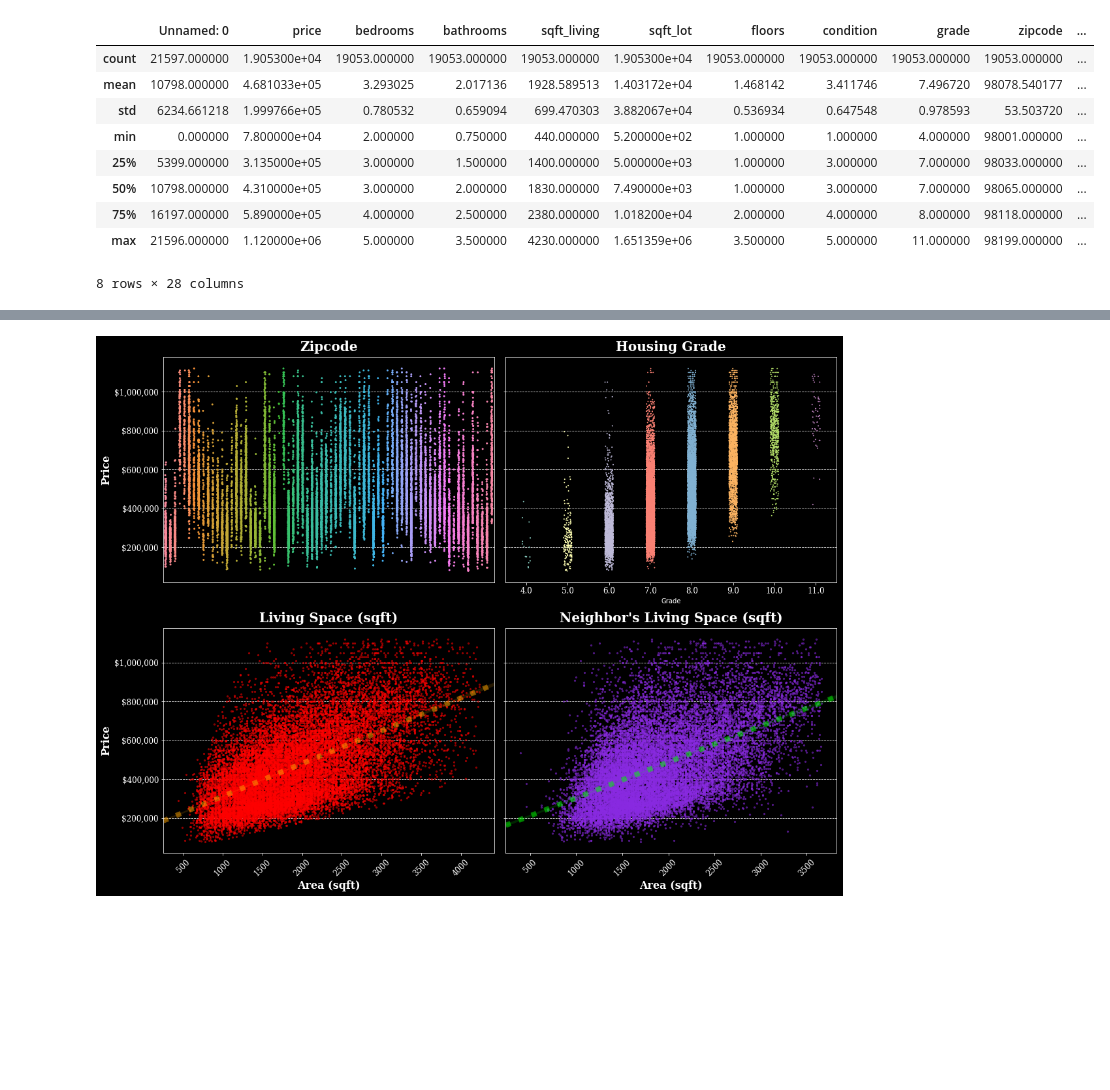
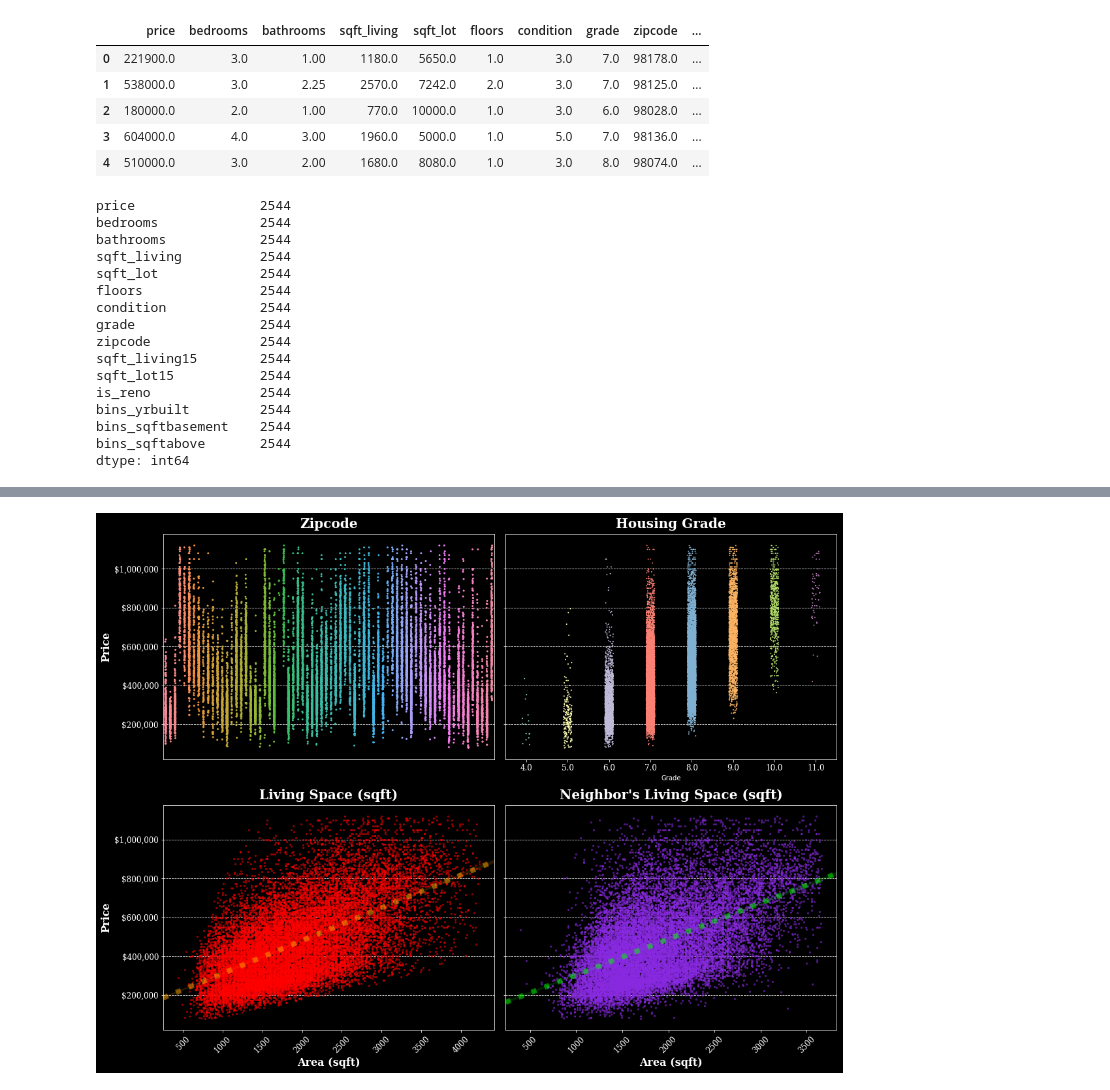
Before and after one commit to BenJMcCarty/dsc-1-final-project-online-ds-ft-021119, a Jupyter notebook: Summary Figure Alone.ipynb, the cells around one changed output, grey strips where cells are left out. Drawn from its saved outputs; the diff is of its cells as text; code cells hidden in the pictures; blank space fills up the shorter version.

```diff
--- a/Summary Figure Alone.ipynb
+++ b/Summary Figure Alone.ipynb
@@ -2,9 +5,18 @@
 import pandas as pd
 import seaborn as sns
 import matplotlib.pyplot as plt
+import matplotlib.ticker as mtick
 import numpy as np
 %matplotlib inline
 
 
-# Load in final dataset
+# Load in final dataset, set index
 df_final_data = pd.read_csv('kc_housing_model_df_final_data.csv')
+df_final_data.set_index('id')
+df_final_data.drop(['id','Unnamed: 0','lat','long'],axis=1,inplace=True)
+
+cat_vars = ['zipcode','is_reno']
+for var in cat_vars:
+    df_final_data[var] = df_final_data[var].astype('category')
+# df_final_data.fin()
+df_final_data.info()
@@ -10,0 +41,5 @@ df_final_data = pd.read_csv('kc_housing_model_df_final_data.csv')
+# %%
+# Select columns that do not contain strings 'sca' (scaled), 'code' (coded)
+df_final_data =df_final_data.loc[:,~(df_final_data.columns.str.startswith(('sca','code')))]
+
+df_final_data.info()
@@ -11,13 +67,28 @@ df_final_data = pd.read_csv('kc_housing_model_df_final_data.csv')
 # %%
-df_final_data.describe()
+df_final_data.head()
 # %% [output]
-|  | Unnamed: 0 | price | bedrooms | bathrooms | sqft_living | sqft_lot | floors | condition | grade | zipcode | ... |
-| count | 21597.000000 | 1.905300e+04 | 19053.000000 | 19053.000000 | 19053.000000 | 1.905300e+04 | 19053.000000 | 19053.000000 | 19053.000000 | 19053.000000 | ... |
-| mean | 10798.000000 | 4.681033e+05 | 3.293025 | 2.017136 | 1928.589513 | 1.403172e+04 | 1.468142 | 3.411746 | 7.496720 | 98078.540177 | ... |
-| std | 6234.661218 | 1.999766e+05 | 0.780532 | 0.659094 | 699.470303 | 3.882067e+04 | 0.536934 | 0.647548 | 0.978593 | 53.503720 | ... |
-| min | 0.000000 | 7.800000e+04 | 2.000000 | 0.750000 | 440.000000 | 5.200000e+02 | 1.000000 | 1.000000 | 4.000000 | 98001.000000 | ... |
-| 25% | 5399.000000 | 3.135000e+05 | 3.000000 | 1.500000 | 1400.000000 | 5.000000e+03 | 1.000000 | 3.000000 | 7.000000 | 98033.000000 | ... |
-| 50% | 10798.000000 | 4.310000e+05 | 3.000000 | 2.000000 | 1830.000000 | 7.490000e+03 | 1.000000 | 3.000000 | 7.000000 | 98065.000000 | ... |
-| 75% | 16197.000000 | 5.890000e+05 | 4.000000 | 2.500000 | 2380.000000 | 1.018200e+04 | 2.000000 | 4.000000 | 8.000000 | 98118.000000 | ... |
-| max | 21596.000000 | 1.120000e+06 | 5.000000 | 3.500000 | 4230.000000 | 1.651359e+06 | 3.500000 | 5.000000 | 11.000000 | 98199.000000 | ... |
+|  | price | bedrooms | bathrooms | sqft_living | sqft_lot | floors | condition | grade | zipcode | ... |
+| 0 | 221900.0 | 3.0 | 1.00 | 1180.0 | 5650.0 | 1.0 | 3.0 | 7.0 | 98178.0 | ... |
+| 1 | 538000.0 | 3.0 | 2.25 | 2570.0 | 7242.0 | 2.0 | 3.0 | 7.0 | 98125.0 | ... |
+| 2 | 180000.0 | 2.0 | 1.00 | 770.0 | 10000.0 | 1.0 | 3.0 | 6.0 | 98028.0 | ... |
+| 3 | 604000.0 | 4.0 | 3.00 | 1960.0 | 5000.0 | 1.0 | 5.0 | 7.0 | 98136.0 | ... |
+| 4 | 510000.0 | 3.0 | 2.00 | 1680.0 | 8080.0 | 1.0 | 3.0 | 8.0 | 98074.0 | ... |
-8 rows × 28 columns
+# %%
+df_final_data.isna().sum()
+# %% [output]
+price                2544
+bedrooms             2544
+bathrooms            2544
+sqft_living          2544
+sqft_lot             2544
+floors               2544
+condition            2544
+grade                2544
+zipcode              2544
+sqft_living15        2544
+sqft_lot15           2544
+is_reno              2544
+bins_yrbuilt         2544
+bins_sqftbasement    2544
+bins_sqftabove       2544
+dtype: int64
```
Also changed, not shown: parts of 8 cells of this notebook, 21 other files.
